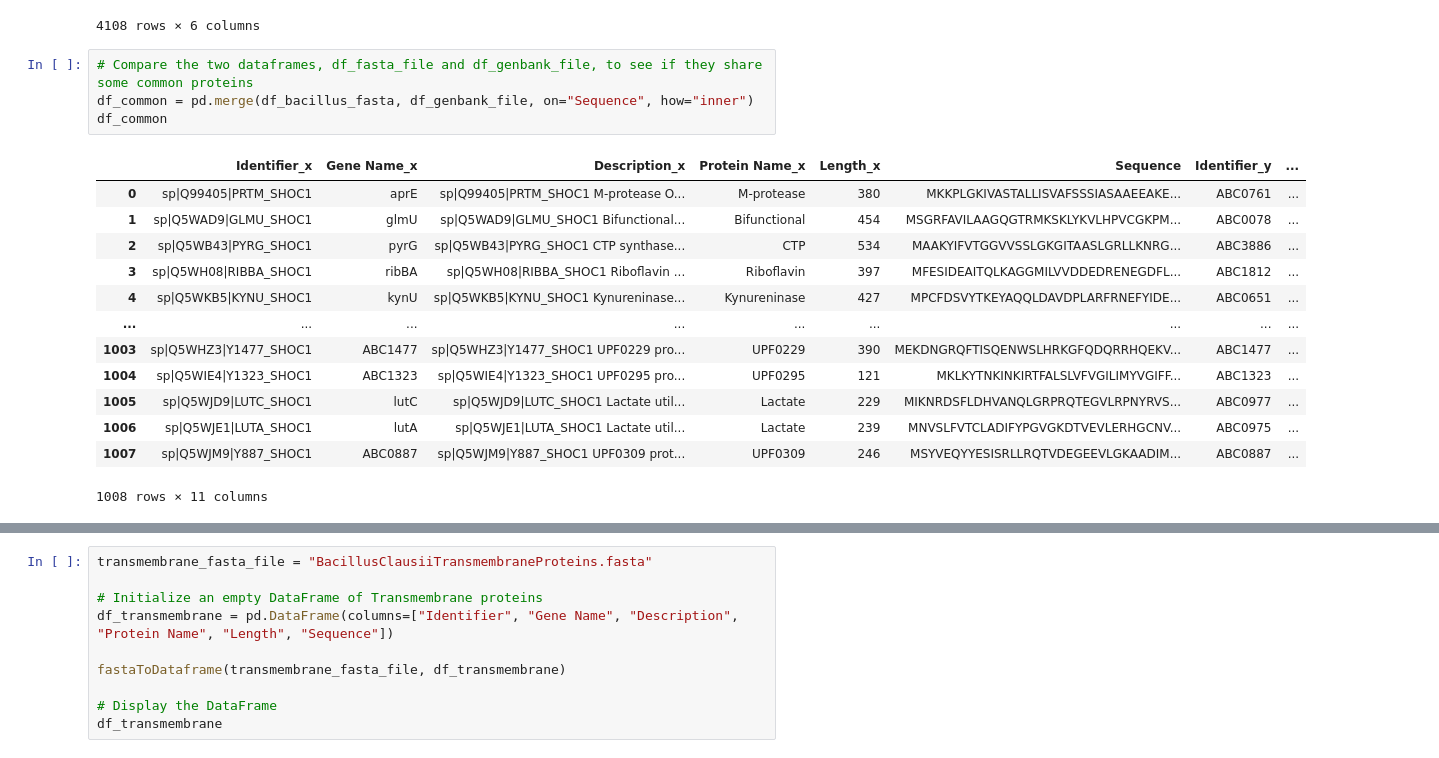
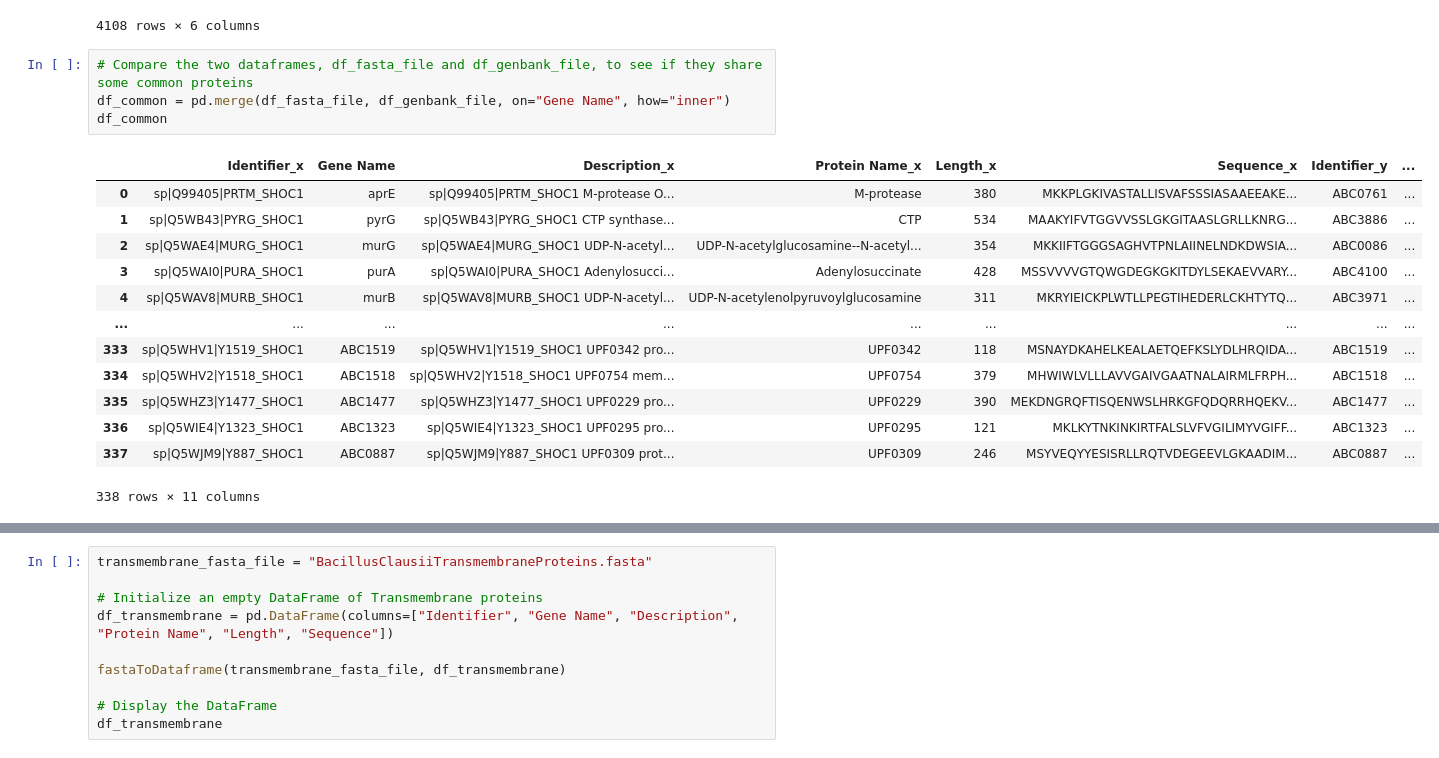
Before and after one commit to idobt97/Bioinformatocs_final_project, a Jupyter notebook: PartB.ipynb, the cells around one changed output, grey strips where cells are left out. Drawn from its saved outputs; the diff is of its cells as text.

```diff
--- a/PartB.ipynb
+++ b/PartB.ipynb
@@ -90,19 +90,19 @@ df_genbank_file
 4108 rows × 6 columns
 # %%
 # Compare the two dataframes, df_fasta_file and df_genbank_file, to see if they share some common proteins
-df_common = pd.merge(df_bacillus_fasta, df_genbank_file, on="Sequence", how="inner")
+df_common = pd.merge(df_fasta_file, df_genbank_file, on="Gene Name", how="inner")
 df_common
 # %% [output]
-|  | Identifier_x | Gene Name_x | Description_x | Protein Name_x | Length_x | Sequence | Identifier_y | ... |
+|  | Identifier_x | Gene Name | Description_x | Protein Name_x | Length_x | Sequence_x | Identifier_y | ... |
 | 0 | sp|Q99405|PRTM_SHOC1 | aprE | sp|Q99405|PRTM_SHOC1 M-protease O... | M-protease | 380 | MKKPLGKIVASTALLISVAFSSSIASAAEEAKE... | ABC0761 | ... |
-| 1 | sp|Q5WAD9|GLMU_SHOC1 | glmU | sp|Q5WAD9|GLMU_SHOC1 Bifunctional... | Bifunctional | 454 | MSGRFAVILAAGQGTRMKSKLYKVLHPVCGKPM... | ABC0078 | ... |
-| 2 | sp|Q5WB43|PYRG_SHOC1 | pyrG | sp|Q5WB43|PYRG_SHOC1 CTP synthase... | CTP | 534 | MAAKYIFVTGGVVSSLGKGITAASLGRLLKNRG... | ABC3886 | ... |
-| 3 | sp|Q5WH08|RIBBA_SHOC1 | ribBA | sp|Q5WH08|RIBBA_SHOC1 Riboflavin ... | Riboflavin | 397 | MFESIDEAITQLKAGGMILVVDDEDRENEGDFL... | ABC1812 | ... |
-| 4 | sp|Q5WKB5|KYNU_SHOC1 | kynU | sp|Q5WKB5|KYNU_SHOC1 Kynureninase... | Kynureninase | 427 | MPCFDSVYTKEYAQQLDAVDPLARFRNEFYIDE... | ABC0651 | ... |
+| 1 | sp|Q5WB43|PYRG_SHOC1 | pyrG | sp|Q5WB43|PYRG_SHOC1 CTP synthase... | CTP | 534 | MAAKYIFVTGGVVSSLGKGITAASLGRLLKNRG... | ABC3886 | ... |
+| 2 | sp|Q5WAE4|MURG_SHOC1 | murG | sp|Q5WAE4|MURG_SHOC1 UDP-N-acetyl... | UDP-N-acetylglucosamine--N-acetyl... | 354 | MKKIIFTGGGSAGHVTPNLAIINELNDKDWSIA... | ABC0086 | ... |
+| 3 | sp|Q5WAI0|PURA_SHOC1 | purA | sp|Q5WAI0|PURA_SHOC1 Adenylosucci... | Adenylosuccinate | 428 | MSSVVVVGTQWGDEGKGKITDYLSEKAEVVARY... | ABC4100 | ... |
+| 4 | sp|Q5WAV8|MURB_SHOC1 | murB | sp|Q5WAV8|MURB_SHOC1 UDP-N-acetyl... | UDP-N-acetylenolpyruvoylglucosamine | 311 | MKRYIEICKPLWTLLPEGTIHEDERLCKHTYTQ... | ABC3971 | ... |
 | ... | ... | ... | ... | ... | ... | ... | ... | ... |
-| 1003 | sp|Q5WHZ3|Y1477_SHOC1 | ABC1477 | sp|Q5WHZ3|Y1477_SHOC1 UPF0229 pro... | UPF0229 | 390 | MEKDNGRQFTISQENWSLHRKGFQDQRRHQEKV... | ABC1477 | ... |
-| 1004 | sp|Q5WIE4|Y1323_SHOC1 | ABC1323 | sp|Q5WIE4|Y1323_SHOC1 UPF0295 pro... | UPF0295 | 121 | MKLKYTNKINKIRTFALSLVFVGILIMYVGIFF... | ABC1323 | ... |
-| 1005 | sp|Q5WJD9|LUTC_SHOC1 | lutC | sp|Q5WJD9|LUTC_SHOC1 Lactate util... | Lactate | 229 | MIKNRDSFLDHVANQLGRPRQTEGVLRPNYRVS... | ABC0977 | ... |
-| 1006 | sp|Q5WJE1|LUTA_SHOC1 | lutA | sp|Q5WJE1|LUTA_SHOC1 Lactate util... | Lactate | 239 | MNVSLFVTCLADIFYPGVGKDTVEVLERHGCNV... | ABC0975 | ... |
-| 1007 | sp|Q5WJM9|Y887_SHOC1 | ABC0887 | sp|Q5WJM9|Y887_SHOC1 UPF0309 prot... | UPF0309 | 246 | MSYVEQYYESISRLLRQTVDEGEEVLGKAADIM... | ABC0887 | ... |
+| 333 | sp|Q5WHV1|Y1519_SHOC1 | ABC1519 | sp|Q5WHV1|Y1519_SHOC1 UPF0342 pro... | UPF0342 | 118 | MSNAYDKAHELKEALAETQEFKSLYDLHRQIDA... | ABC1519 | ... |
+| 334 | sp|Q5WHV2|Y1518_SHOC1 | ABC1518 | sp|Q5WHV2|Y1518_SHOC1 UPF0754 mem... | UPF0754 | 379 | MHWIWLVLLLAVVGAIVGAATNALAIRMLFRPH... | ABC1518 | ... |
+| 335 | sp|Q5WHZ3|Y1477_SHOC1 | ABC1477 | sp|Q5WHZ3|Y1477_SHOC1 UPF0229 pro... | UPF0229 | 390 | MEKDNGRQFTISQENWSLHRKGFQDQRRHQEKV... | ABC1477 | ... |
+| 336 | sp|Q5WIE4|Y1323_SHOC1 | ABC1323 | sp|Q5WIE4|Y1323_SHOC1 UPF0295 pro... | UPF0295 | 121 | MKLKYTNKINKIRTFALSLVFVGILIMYVGIFF... | ABC1323 | ... |
+| 337 | sp|Q5WJM9|Y887_SHOC1 | ABC0887 | sp|Q5WJM9|Y887_SHOC1 UPF0309 prot... | UPF0309 | 246 | MSYVEQYYESISRLLRQTVDEGEEVLGKAADIM... | ABC0887 | ... |
-1008 rows × 11 columns
+338 rows × 11 columns
```
Also changed, not shown: parts of 4 cells of this notebook, 6 other files.
